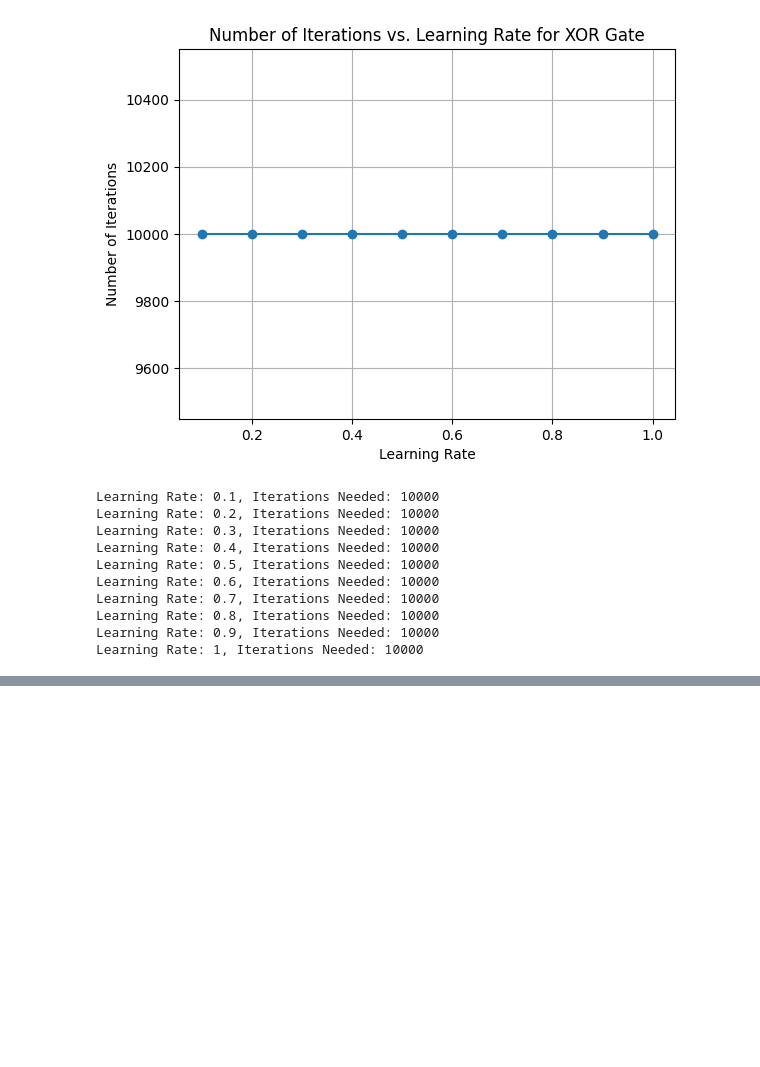
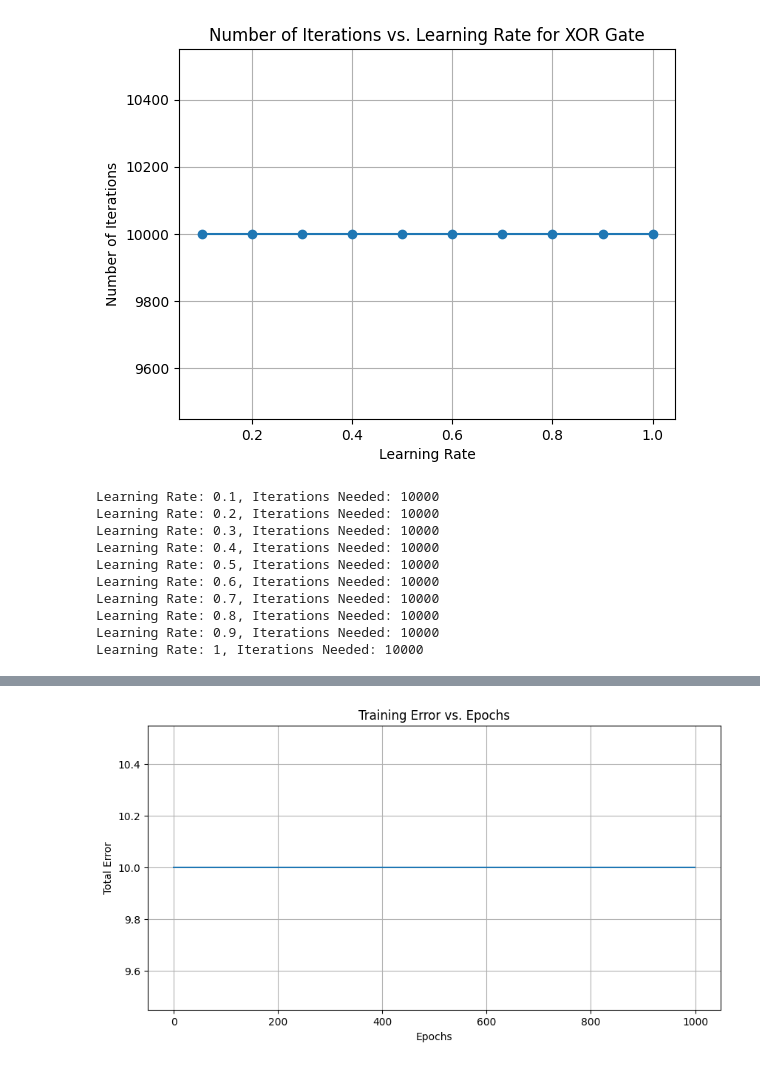
Before and after one commit to vidulaarumugam/Machine-learning_vidula, a Jupyter notebook: ML_LAB5.ipynb, the cells around one changed output, grey strips where cells are left out. Saved outputs shown, nothing was run; the diff lists cells and outputs as text; code cells hidden in the pictures; blank space fills up the shorter version.

```diff
--- a/ML_LAB5.ipynb
+++ b/ML_LAB5.ipynb
@@ -456,3 +465,74 @@ Learning Rate: 0.7, Iterations Needed: 10000
 Learning Rate: 0.8, Iterations Needed: 10000
 Learning Rate: 0.9, Iterations Needed: 10000
 Learning Rate: 1, Iterations Needed: 10000
+# %%
+import numpy as np
+
+# Customer Data
+data = ([
+    [20, 6,2,386],
+    [16,3,6,289],
+    [27,6,2,393],
+    [19,1,2,110],
+    [24,4,2,280],
+    [22,1,5,167],
+    [15,4,2,271],
+    [18,4,2,274],
+    [21,1,4,148],
+    [16,2,4,198]
+])
+
+# Labels (High Value Tx?)
+labels = [0, 0, 0, 1, 0, 1, 0, 0,1,1]  # 0 for Low, 1 for High
+
+w = [0.1, 0.2, 0.3, 0.4]  # Weights for Candies, Mangoes, Milk Packets, Payment
+b = 0.5
+
+
+# Sigmoid activation function
+def sigmoid(x):
+    return 1 / (1 + np.exp(-x))
+
+# Learning rate and number of epochs
+learning_rate = 0.01
+epochs = 1000
+errors = []
+
+for epoch in range(epochs):
+    total_error = 0
+    for i in range(len(data)):
+        features = data[i][:4]
+        label = 1 if data[i][-1] == "Yes" else 0
+
+        # Calculate the predicted output
+        z = sum([w[j] * features[j] for j in range(len(features))]) + b
+        predicted_output = sigmoid(z)
+
+        # Calculate the error
+        error = label - predicted_output
+        total_error += abs(error)
+
+        # Update weights and bias using gradient descent
+        for j in range(len(features)):
+            w[j] += learning_rate * error * predicted_output * (1 - predicted_output) * features[j]
+        b += learning_rate * error * predicted_output * (1 - predicted_output)
+
+    errors.append(total_error)
+    # Print the total error for this epoch
+    if epoch % 100 == 0:
+        print(f"Epoch {epoch}: Total Error = {total_error}")
+
+# Final weights and bias
+print("Final weights:")
+print(w)
+print("Final bias:")
+print(b)
+
+plt.figure(figsize=(10, 5))
+plt.plot(range(epochs), errors)
+plt.xlabel('Epochs')
+plt.ylabel('Total Error')
+plt.title('Training Error vs. Epochs')
+plt.grid(True)
+plt.show()
+# %% [output]
@@ -458,0 +553 @@ Learning Rate: 1, Iterations Needed: 10000
+[figure, added]
```
Also changed, not shown: parts of 9 cells of this notebook.
